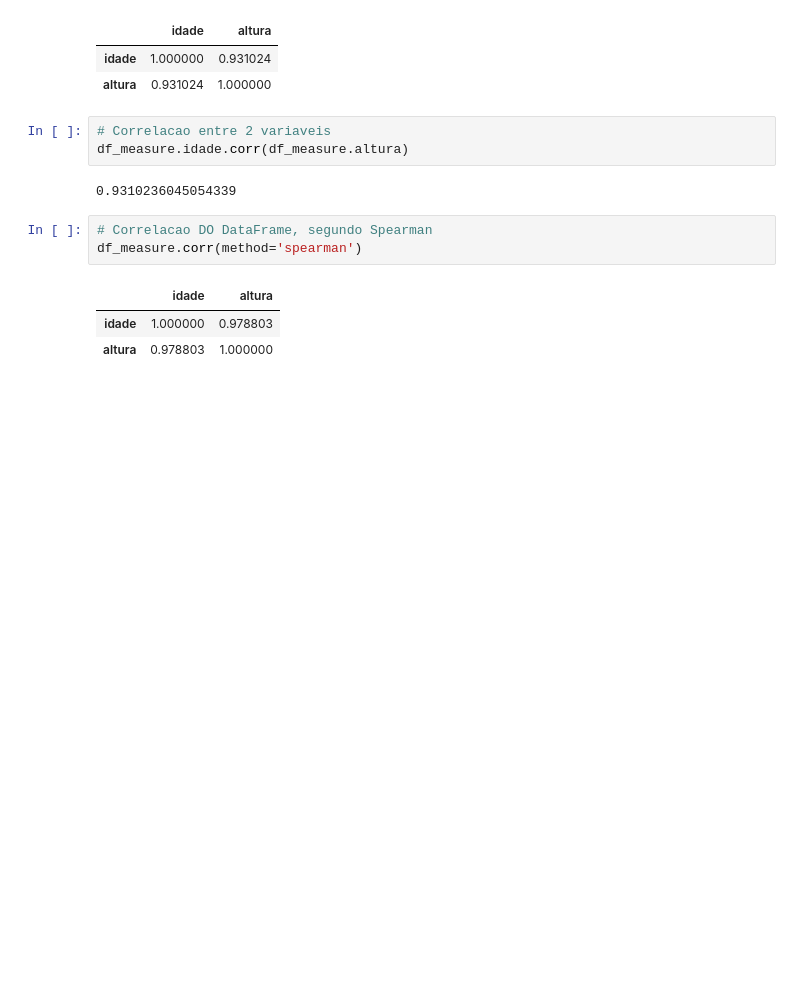
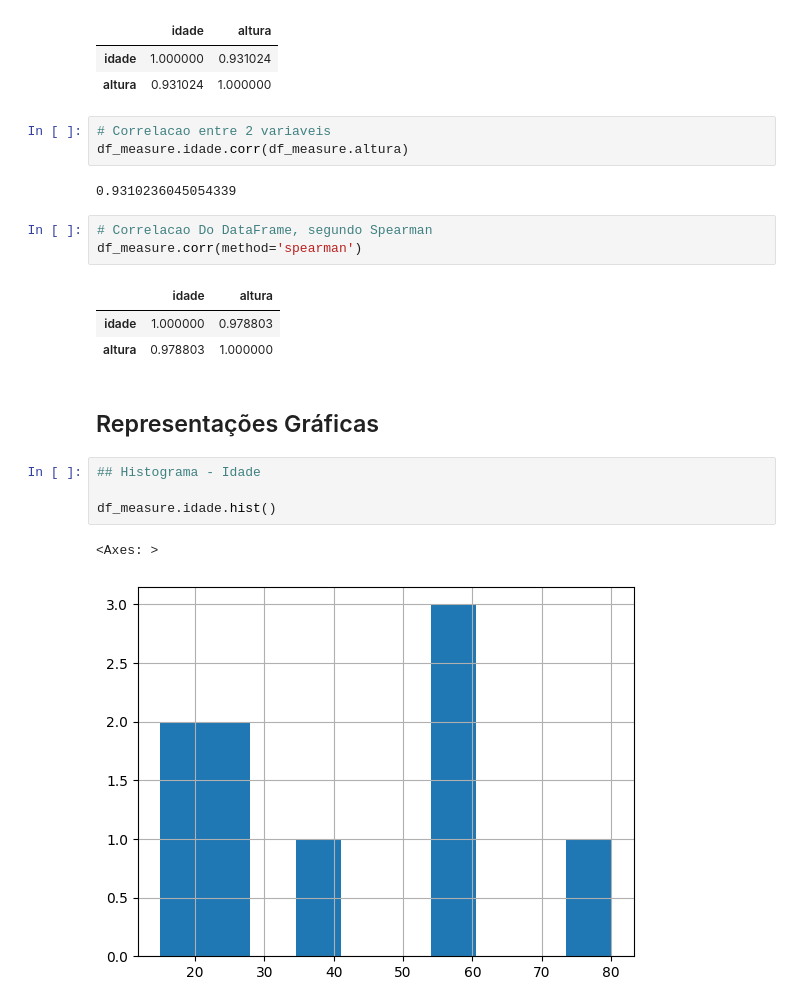
Before and after one commit to leuzindev/fundamentals-of-statistics, a Jupyter notebook: statistics-dev.ipynb, the cells around one changed output. Cells and saved outputs as stored; diff of their text form; blank space fills up the shorter version.

Commit message:
feat: ploting charts

```diff
--- a/statistics-dev.ipynb
+++ b/statistics-dev.ipynb
@@ -139,9 +139,18 @@ df_measure.idade.corr(df_measure.altura)
 # %% [output]
 0.9310236045054339
 # %%
-# Correlacao DO DataFrame, segundo Spearman
+# Correlacao Do DataFrame, segundo Spearman
 df_measure.corr(method='spearman')
 # %% [output]
 |  | idade | altura |
 | idade | 1.000000 | 0.978803 |
 | altura | 0.978803 | 1.000000 |
+# %% [markdown]
+## Representações Gráficas
+# %%
+## Histograma - Idade
+
+df_measure.idade.hist()
+# %% [output]
+<Axes: >
+[figure, added]
```
Also changed, not shown: parts of 12 cells of this notebook.
